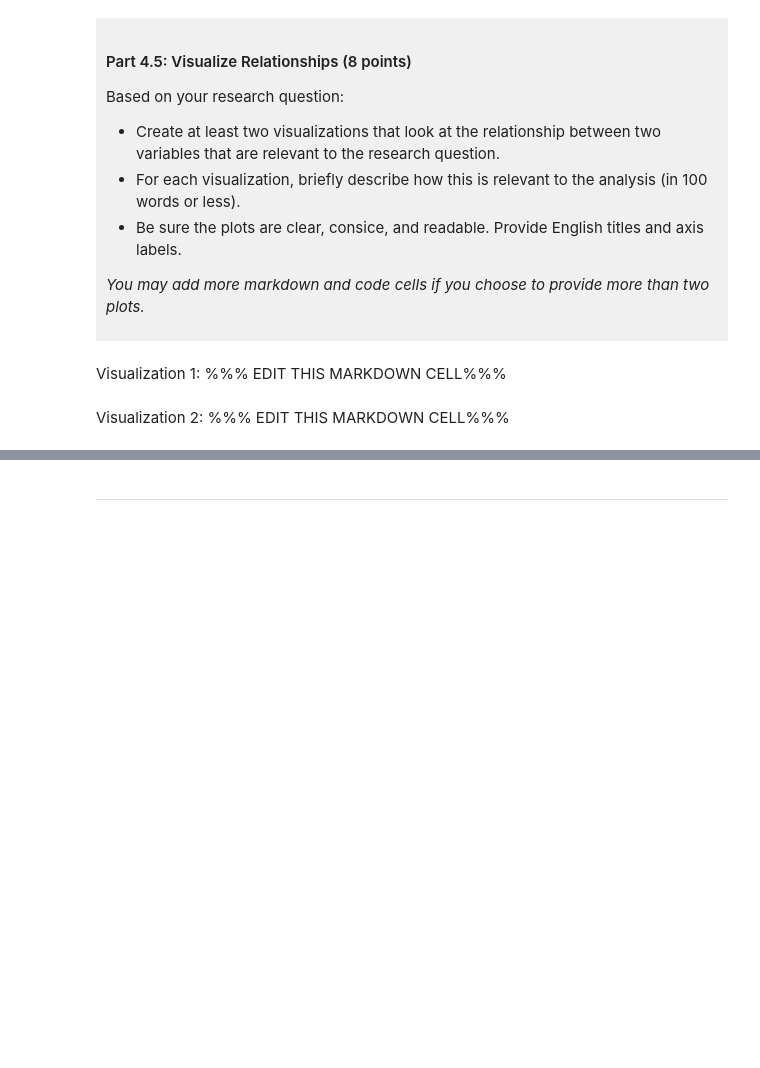
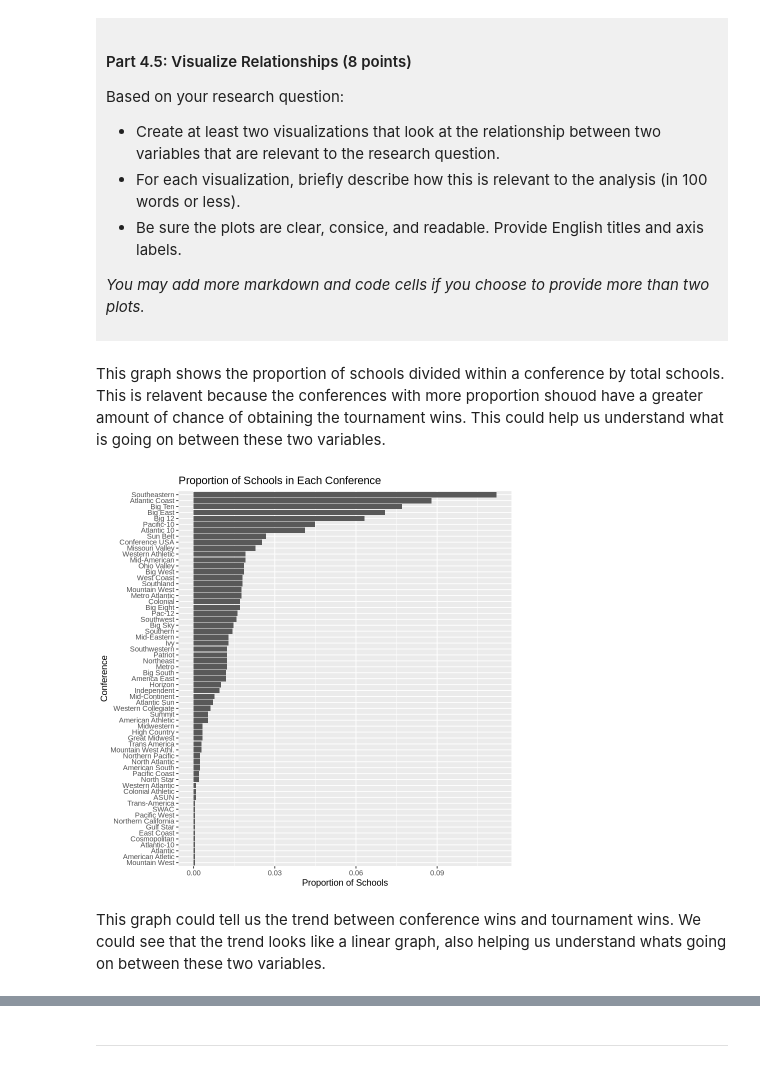
Before and after one commit to delta0312/dsci-100-project-Delta-Huang, a Jupyter notebook: dsci-100-project-notebook.ipynb, the cells around one changed output, grey strips where cells are left out. Drawn from its saved outputs; the diff is of its cells as text; code cells hidden in the pictures; blank space fills up the shorter version.

```diff
--- a/dsci-100-project-notebook.ipynb
+++ b/dsci-100-project-notebook.ipynb
@@ -310,9 +369,29 @@ Based on your research question:
 *You may add more markdown and code cells if you choose to provide more than two plots.*
 </div>
 # %% [markdown]
-Visualization 1: %%% EDIT THIS MARKDOWN CELL%%%
+This graph shows the proportion of schools divided within a conference by total schools. This is relavent because the conferences with more proportion shouod have a greater amount of chance of obtaining the tournament wins. This could help us understand what is going on between these two variables.
 # %%
-### EDIT THIS CODE CELL FOR VISUALIZATION 1###
+conference_prop <- data_filtered |>
+  count(conference) |>
+  mutate(prop = n / sum(n))
+
+conference_names <- conference_prop |>
+  pull(conference)
+
+conference_values <- conference_prop |>
+  pull(prop)
+
+conference_order <- reorder(conference_names, conference_values)
+
+dist_categorical <- ggplot(conference_prop, aes(x = prop, y = conference_order)) +
+  geom_col() +
+  labs(title = "Proportion of Schools in Each Conference",
+       x = "Proportion of Schools",
+       y = "Conference")
+
+dist_categorical
+# %% [output]
+[figure, added]
 # %% [markdown]
-Visualization 2: %%% EDIT THIS MARKDOWN CELL%%%
+This graph could tell us the trend between conference wins and tournament wins. We could see that the trend looks like a linear graph, also helping us understand whats going on between these two variables.
 # %%
```
Also changed, not shown: parts of 12 cells of this notebook.
